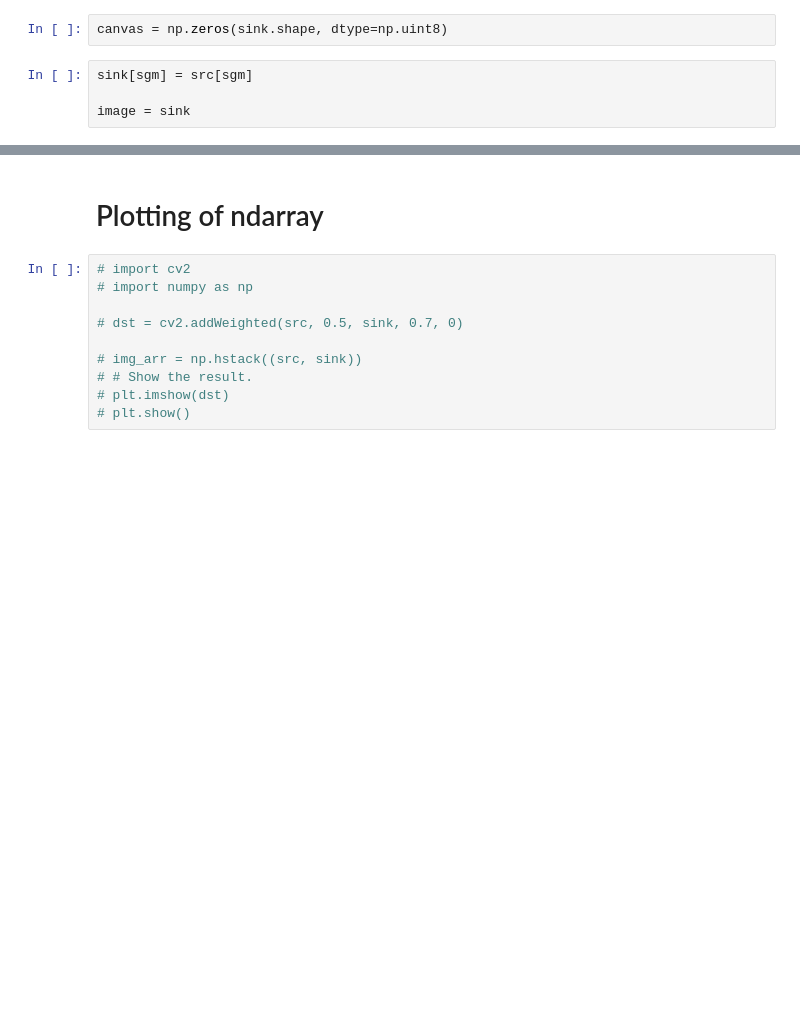
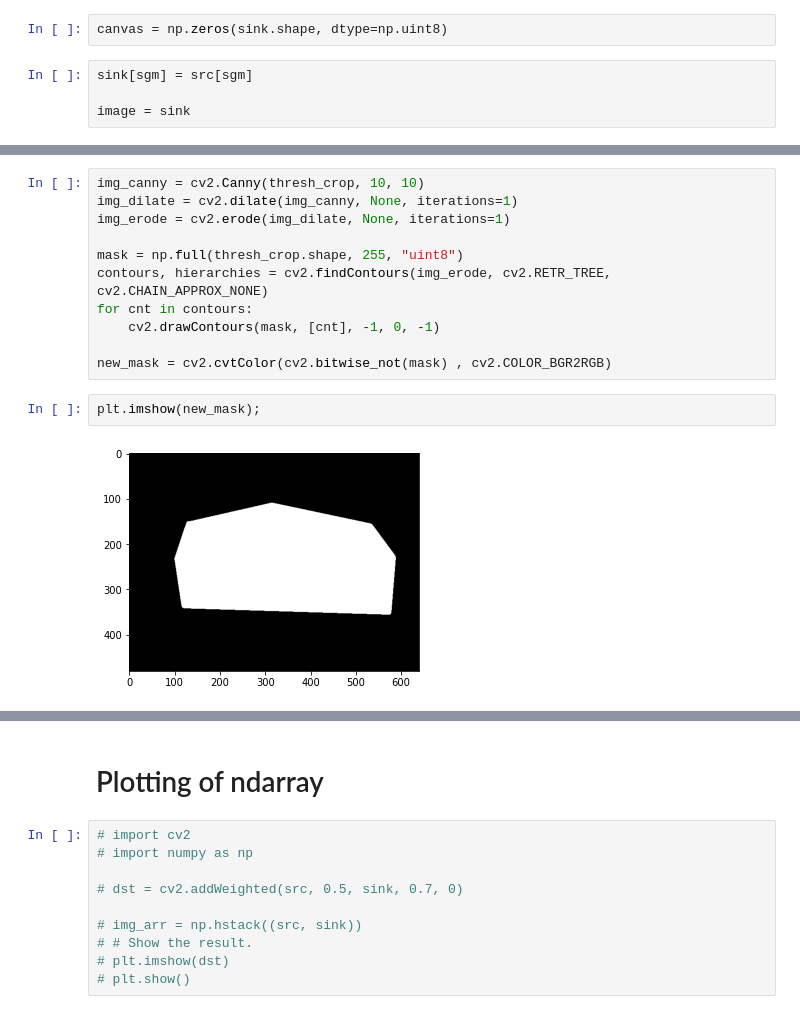
Before and after one commit to lucky-verma/Image-Blending-Using-Graph-Cuts, a Jupyter notebook: Test.ipynb, the cells around one changed output, grey strips where cells are left out. Saved outputs shown, nothing was run; the diff lists cells and outputs as text; blank space fills up the shorter version.

```diff
--- a/Test.ipynb
+++ b/Test.ipynb
@@ -189,0 +233,15 @@ save('{}/2.b.npy'.format(image_dir), edges)
+# %%
+img_canny = cv2.Canny(thresh_crop, 10, 10)
+img_dilate = cv2.dilate(img_canny, None, iterations=1)
+img_erode = cv2.erode(img_dilate, None, iterations=1)
+
+mask = np.full(thresh_crop.shape, 255, "uint8")
+contours, hierarchies = cv2.findContours(img_erode, cv2.RETR_TREE, cv2.CHAIN_APPROX_NONE)
+for cnt in contours:
+    cv2.drawContours(mask, [cnt], -1, 0, -1)
+
+new_mask = cv2.cvtColor(cv2.bitwise_not(mask) , cv2.COLOR_BGR2RGB)
+# %%
+plt.imshow(new_mask);
+# %% [output]
+[figure, added]
```
Also changed, not shown: parts of 27 cells of this notebook, 13 other files.
